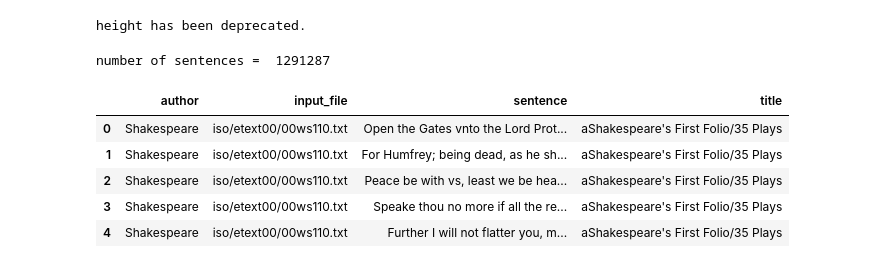
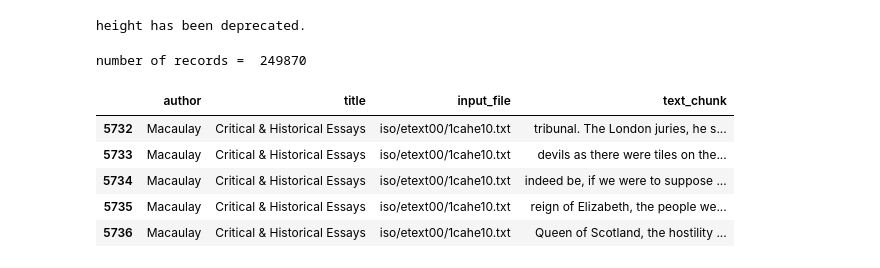
Before and after one commit to joehahn/tf-text-classification-demo, a Jupyter notebook: dl.ipynb, the cells around one changed output. Drawn from its saved outputs; the diff is of its cells as text; code cells hidden in the pictures.

```diff
--- a/dl.ipynb
+++ b/dl.ipynb
@@ -22,15 +22,15 @@ height has been deprecated.
 # %%
 #read books dataframe
 import pickle
-with open('sentences.pkl', 'rb') as fp:
-    sentences = pickle.load(fp)
-print 'number of sentences = ', len(sentences)
-sentences.head()
+with open('chunks.pkl', 'rb') as fp:
+    chunks = pickle.load(fp)
+print 'number of records = ', len(chunks)
+chunks.head()
 # %% [output]
-number of sentences =  1291287
+number of records =  249870
-|  | author | input_file | sentence | title |
-| 0 | Shakespeare | iso/etext00/00ws110.txt | Open the Gates vnto the Lord Prot... | aShakespeare's First Folio/35 Plays |
-| 1 | Shakespeare | iso/etext00/00ws110.txt | For Humfrey; being dead, as he sh... | aShakespeare's First Folio/35 Plays |
-| 2 | Shakespeare | iso/etext00/00ws110.txt | Peace be with vs, least we be hea... | aShakespeare's First Folio/35 Plays |
-| 3 | Shakespeare | iso/etext00/00ws110.txt | Speake thou no more if all the re... | aShakespeare's First Folio/35 Plays |
-| 4 | Shakespeare | iso/etext00/00ws110.txt | Further I will not flatter you, m... | aShakespeare's First Folio/35 Plays |
+|  | author | title | input_file | text_chunk |
+| 5732 | Macaulay | Critical & Historical Essays | iso/etext00/1cahe10.txt | tribunal. The London juries, he s... |
+| 5733 | Macaulay | Critical & Historical Essays | iso/etext00/1cahe10.txt | devils as there were tiles on the... |
+| 5734 | Macaulay | Critical & Historical Essays | iso/etext00/1cahe10.txt | indeed be, if we were to suppose ... |
+| 5735 | Macaulay | Critical & Historical Essays | iso/etext00/1cahe10.txt | reign of Elizabeth, the people we... |
+| 5736 | Macaulay | Critical & Historical Essays | iso/etext00/1cahe10.txt | Queen of Scotland, the hostility ... |
```
Also changed, not shown: parts of 26 cells of this notebook, 1 other file.
